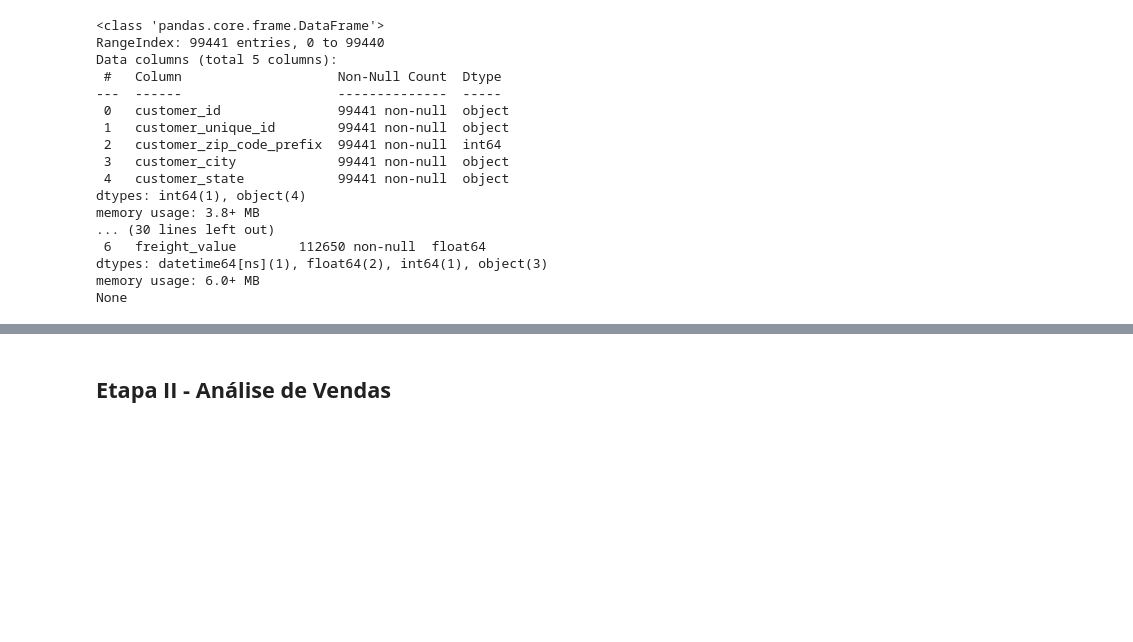
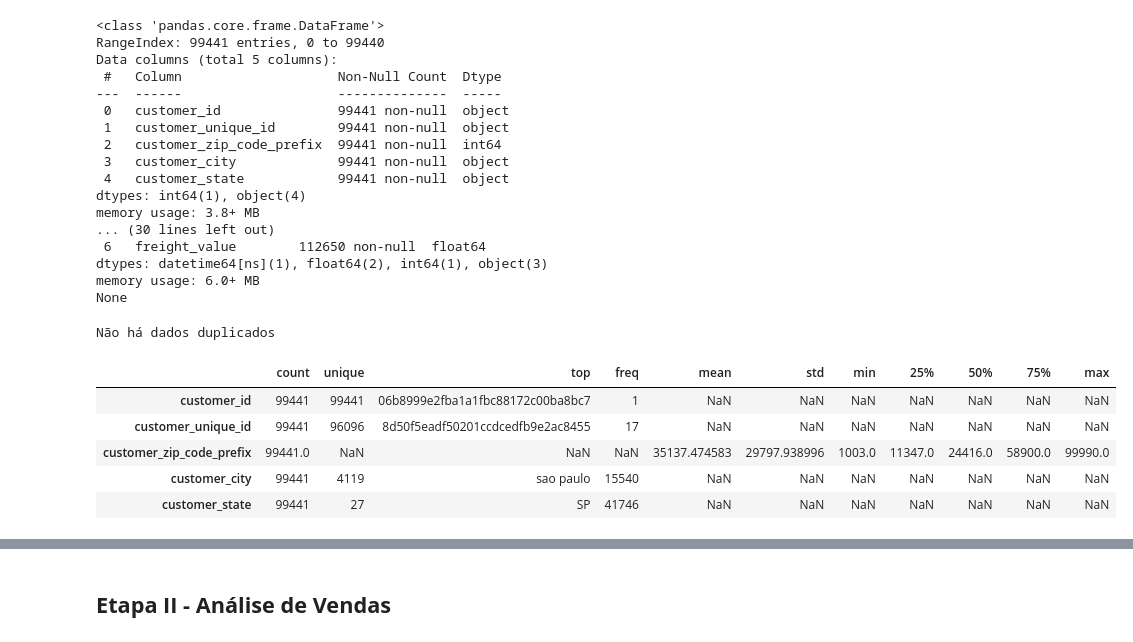
Before and after one commit to nsfoliveira/projeto_analise-consumidor, a Jupyter notebook: analise01_Analisando-Consumidores.ipynb, the cells around one changed output, grey strips where cells are left out. Saved outputs shown, nothing was run; the diff lists cells and outputs as text; code cells hidden in the pictures; blank space fills up the shorter version.

```diff
--- a/analise01_Analisando-Consumidores.ipynb
+++ b/analise01_Analisando-Consumidores.ipynb
@@ -93,3 +93,24 @@ memory usage: 3.8+ MB
 dtypes: datetime64[ns](1), float64(2), int64(1), object(3)
 memory usage: 6.0+ MB
 None
+# %%
+# Verificando se há dados duplicados
+
+if df_clientes.duplicated().sum() + df_pedidos.duplicated().sum() + df_itens_pedidos.duplicated().sum() == 0:
+    print("Não há dados duplicados")
+else:
+    print("Existem dados duplicados que serão tratados na etapa de limpeza")
+# %% [output]
+Não há dados duplicados
+# %%
+# Resumo estatístistico - Clientes
+# incluindo todas as colunas
+
+df_clientes.describe(include='all').T
+# %% [output]
+|  | count | unique | top | freq | mean | std | min | 25% | 50% | 75% | max |
+| customer_id | 99441 | 99441 | 06b8999e2fba1a1fbc88172c00ba8bc7 | 1 | NaN | NaN | NaN | NaN | NaN | NaN | NaN |
+| customer_unique_id | 99441 | 96096 | 8d50f5eadf50201ccdcedfb9e2ac8455 | 17 | NaN | NaN | NaN | NaN | NaN | NaN | NaN |
+| customer_zip_code_prefix | 99441.0 | NaN | NaN | NaN | 35137.474583 | 29797.938996 | 1003.0 | 11347.0 | 24416.0 | 58900.0 | 99990.0 |
+| customer_city | 99441 | 4119 | sao paulo | 15540 | NaN | NaN | NaN | NaN | NaN | NaN | NaN |
+| customer_state | 99441 | 27 | SP | 41746 | NaN | NaN | NaN | NaN | NaN | NaN | NaN |
```
Also changed, not shown: parts of 4 cells of this notebook, 1 other file.
